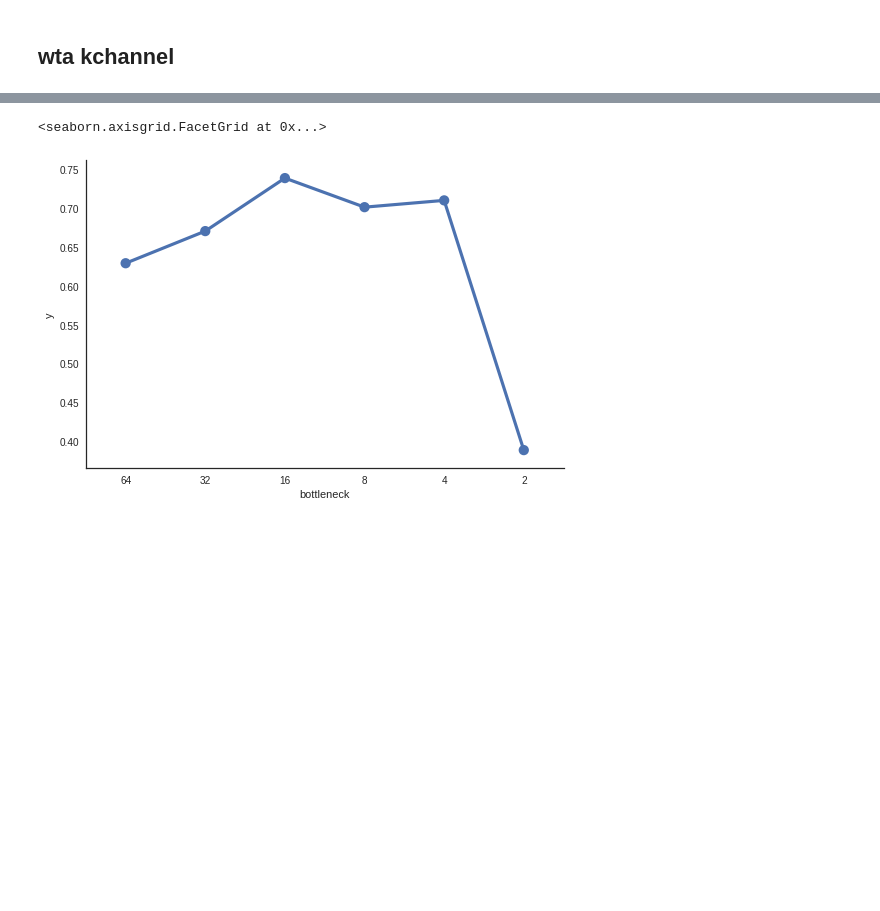
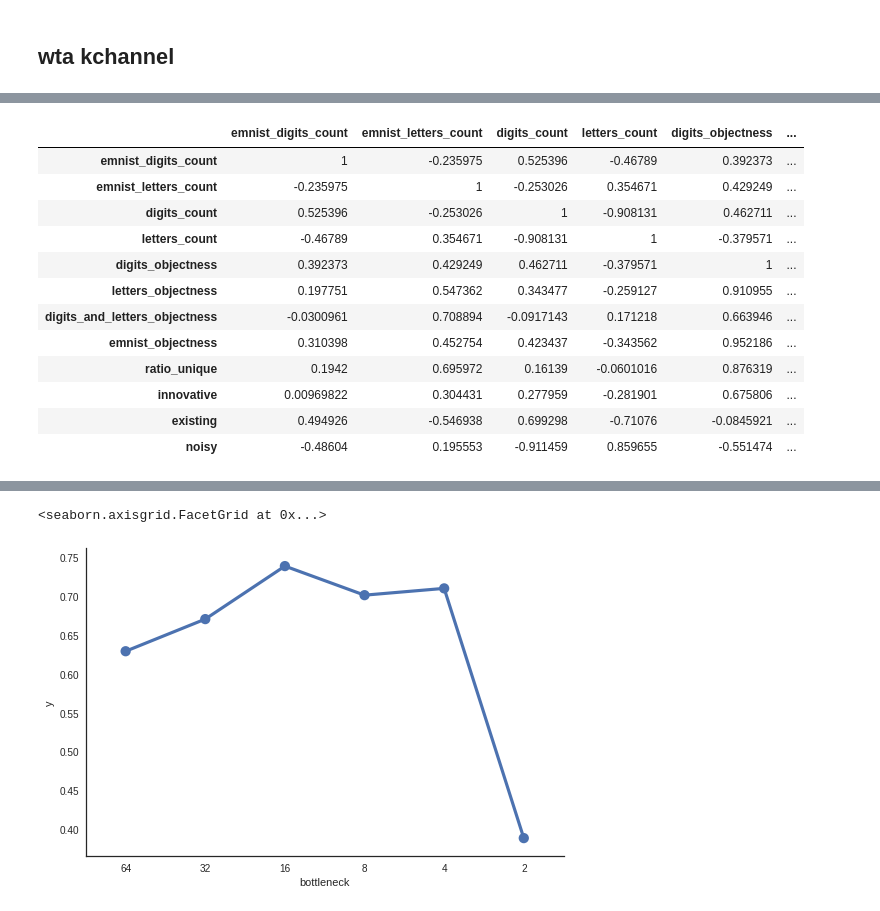
Before and after one commit to mehdidc/out_of_class, a Jupyter notebook: ae/ipynb/analysis.ipynb, the cells around one changed output, grey strips where cells are left out. Cells and saved outputs as stored; diff of their text form; code cells hidden in the pictures; blank space fills up the shorter version.

```diff
--- a/ae/ipynb/analysis.ipynb
+++ b/ae/ipynb/analysis.ipynb
@@ -88,24 +113,40 @@ d = d.sort_values(by='y', ascending=False)
 # %%
 labels = [
     'emnist_digits_count',
     'emnist_letters_count',
     'digits_count',
     'letters_count',
     'digits_objectness',
     'letters_objectness',
     'digits_and_letters_objectness',
     'emnist_objectness',
     'ratio_unique',
-    'y',
+    'innovative',
+    'existing',
+    'noisy',
 ]
 
 d = df_full[labels].corr()
 def m(val):
     color = 'yellow' if abs(val) > 0.8 else 'red' if abs(val) < 0.2 else 'white'
     return 'background-color: %s' % color
 
 d = d.style.applymap(m)
 d
+# %% [output]
+|  | emnist_digits_count | emnist_letters_count | digits_count | letters_count | digits_objectness | ... |
+| emnist_digits_count | 1 | -0.235975 | 0.525396 | -0.46789 | 0.392373 | ... |
+| emnist_letters_count | -0.235975 | 1 | -0.253026 | 0.354671 | 0.429249 | ... |
+| digits_count | 0.525396 | -0.253026 | 1 | -0.908131 | 0.462711 | ... |
+| letters_count | -0.46789 | 0.354671 | -0.908131 | 1 | -0.379571 | ... |
+| digits_objectness | 0.392373 | 0.429249 | 0.462711 | -0.379571 | 1 | ... |
+| letters_objectness | 0.197751 | 0.547362 | 0.343477 | -0.259127 | 0.910955 | ... |
+| digits_and_letters_objectness | -0.0300961 | 0.708894 | -0.0917143 | 0.171218 | 0.663946 | ... |
+| emnist_objectness | 0.310398 | 0.452754 | 0.423437 | -0.343562 | 0.952186 | ... |
+| ratio_unique | 0.1942 | 0.695972 | 0.16139 | -0.0601016 | 0.876319 | ... |
+| innovative | 0.00969822 | 0.304431 | 0.277959 | -0.281901 | 0.675806 | ... |
+| existing | 0.494926 | -0.546938 | 0.699298 | -0.71076 | -0.0845921 | ... |
+| noisy | -0.48604 | 0.195553 | -0.911459 | 0.859655 | -0.551474 | ... |
 # %%
 df = df_full
 df = df[df['sampler'] == 'mnist_deep_kchannel']
```
Also changed, not shown: parts of 7 cells of this notebook, 3 other files.
